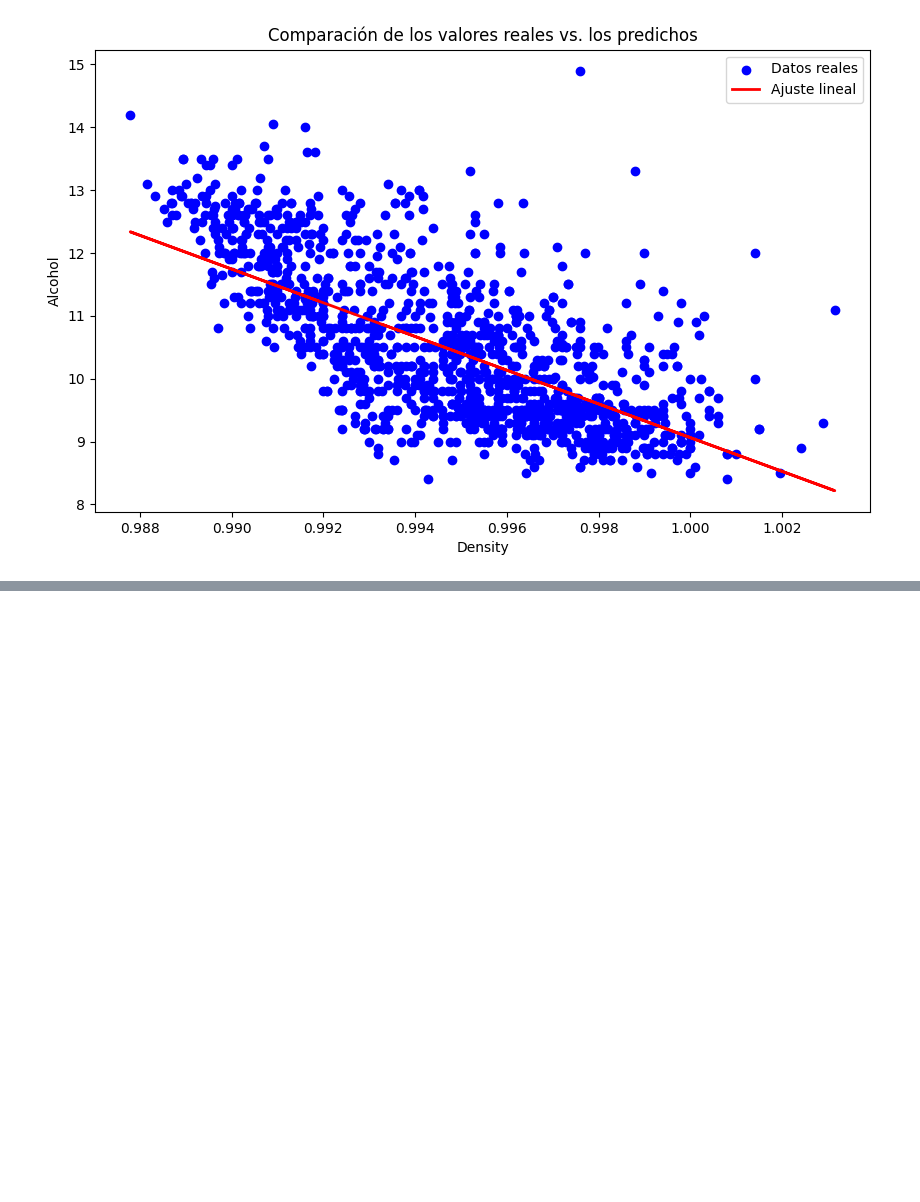
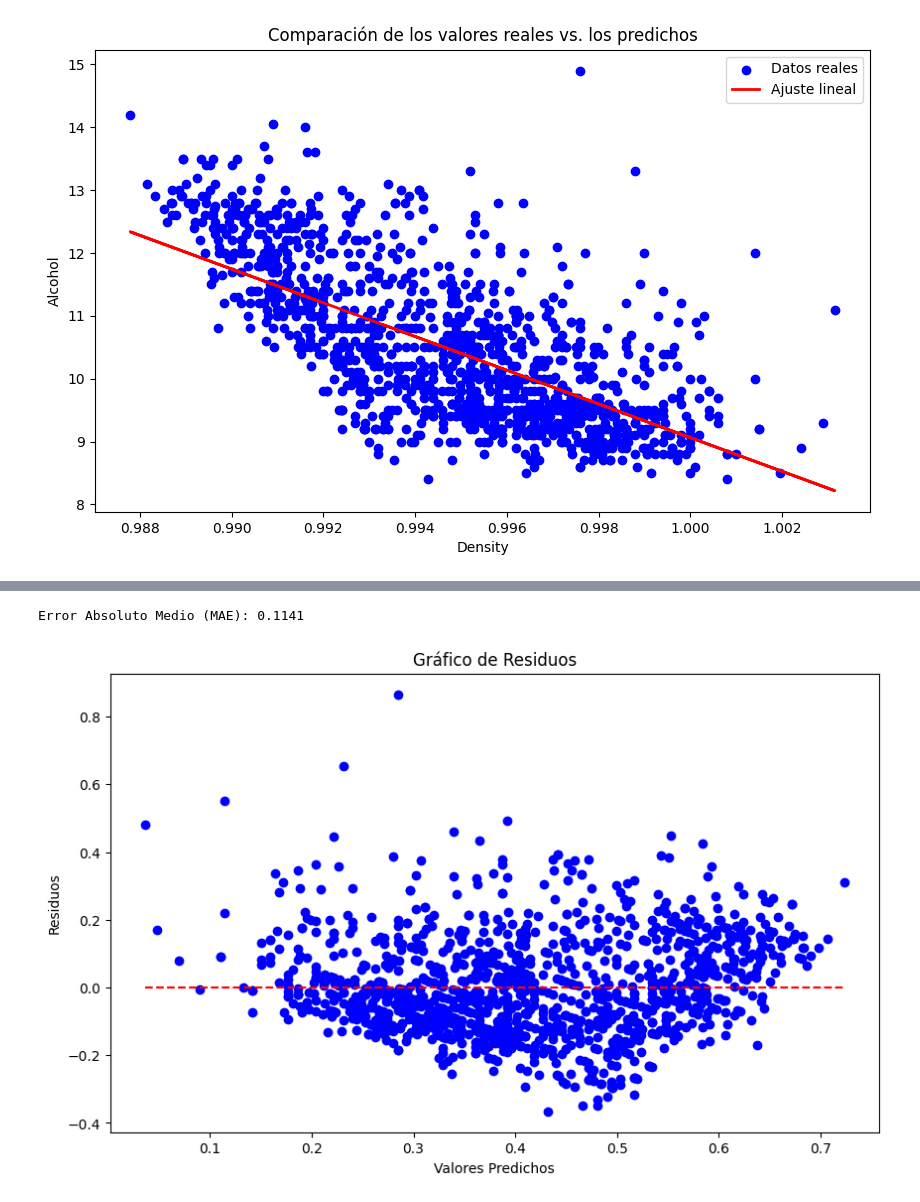
Before and after one commit to Alf-caput/LAB04_Regresion_y_agrupamiento, a Jupyter notebook: Copia_de_LAB04_Regresion_y_agrupamientov2.ipynb, the cells around one changed output, grey strips where cells are left out. Cells and saved outputs as stored; diff of their text form; code cells hidden in the pictures; blank space fills up the shorter version.

```diff
--- a/Copia_de_LAB04_Regresion_y_agrupamientov2.ipynb
+++ b/Copia_de_LAB04_Regresion_y_agrupamientov2.ipynb
@@ -634,0 +717,19 @@ plt.show()
+# %%
+from sklearn.metrics import mean_absolute_error
+
+# Calcular MAE
+mae = mean_absolute_error(y_test, y_pred)
+print(f"Error Absoluto Medio (MAE): {mae:.4f}")
+
+# Gráfico de residuos
+residuos = y_test - y_pred
+plt.figure(figsize=(10, 6))
+plt.scatter(y_pred, residuos, color='blue')
+plt.hlines(y=0, xmin=min(y_pred), xmax=max(y_pred), colors='red', linestyles='dashed')
+plt.title('Gráfico de Residuos')
+plt.xlabel('Valores Predichos')
+plt.ylabel('Residuos')
+plt.show()
+# %% [output]
+Error Absoluto Medio (MAE): 0.1141
+[figure, added]
```
Also changed, not shown: parts of 6 cells of this notebook.
